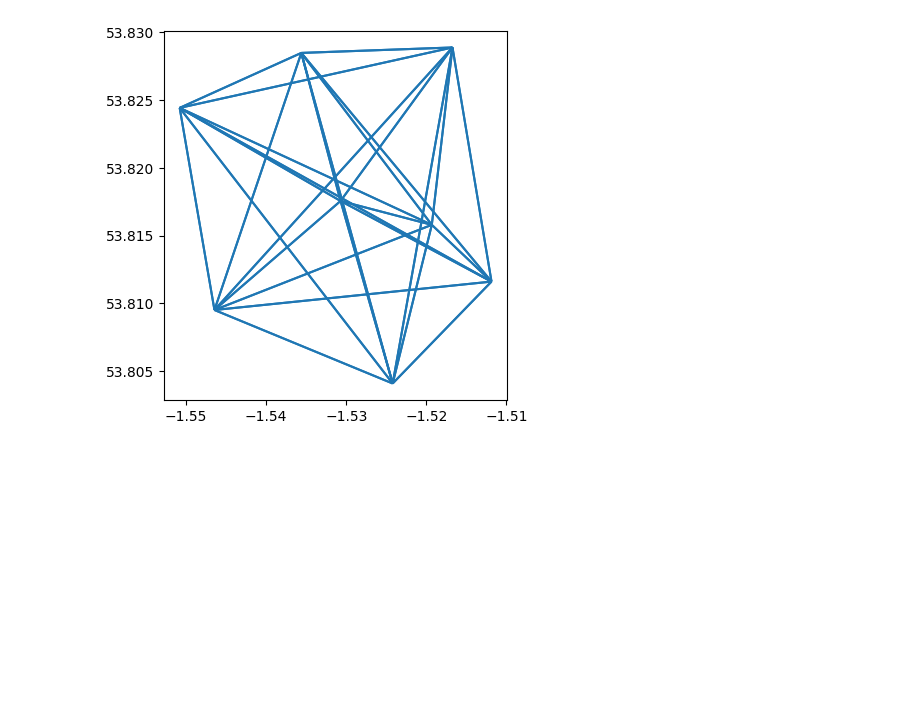
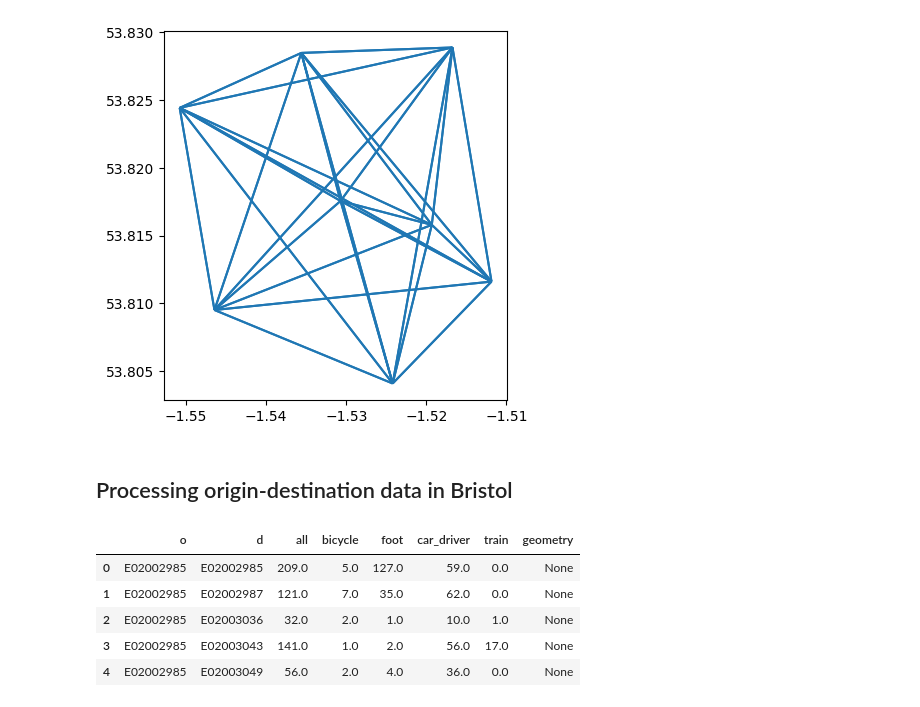
Before and after one commit to alotfipoor/dstp-al, a Jupyter notebook: s2.ipynb, the cells around one changed output. Drawn from its saved outputs; the diff is of its cells as text; code cells hidden in the pictures; blank space fills up the shorter version.

```diff
--- a/s2.ipynb
+++ b/s2.ipynb
@@ -240,3 +240,27 @@ desire_lines.plot()
 # %% [output]
 <Axes: >
 [figure]
+# %% [markdown]
+## Processing origin-destination data in Bristol
+# %%
+od = gpd.read_file('https://github.com/ropensci/stplanr/releases/download/v1.2.2/bristol_od.geojson')
+
+zones = gpd.read_file('https://github.com/ropensci/stplanr/releases/download/v1.2.2/bristol_zones.geojson')
+
+
+# Filter OD data where origin and destination are different
+od_inter = od[od['o'] != od['d']].copy()
+
+od_inter = od_inter.merge(zones[['geo_code', 'geometry']], left_on='o', right_on='geo_code', how='left')
+od_inter.rename(columns={'geometry': 'origin_geometry'}, inplace=True)
+od_inter = od_inter.merge(zones[['geo_code', 'geometry']], left_on='d', right_on='geo_code', how='left')
+od_inter.rename(columns={'geometry': 'destination_geometry'}, inplace=True)
+# %%
+od.head()
+# %% [output]
+|  | o | d | all | bicycle | foot | car_driver | train | geometry |
+| 0 | E02002985 | E02002985 | 209.0 | 5.0 | 127.0 | 59.0 | 0.0 | None |
+| 1 | E02002985 | E02002987 | 121.0 | 7.0 | 35.0 | 62.0 | 0.0 | None |
+| 2 | E02002985 | E02003036 | 32.0 | 2.0 | 1.0 | 10.0 | 1.0 | None |
+| 3 | E02002985 | E02003043 | 141.0 | 1.0 | 2.0 | 56.0 | 17.0 | None |
+| 4 | E02002985 | E02003049 | 56.0 | 2.0 | 4.0 | 36.0 | 0.0 | None |
```
Also changed, not shown: parts of 4 cells of this notebook, 1 other file.
